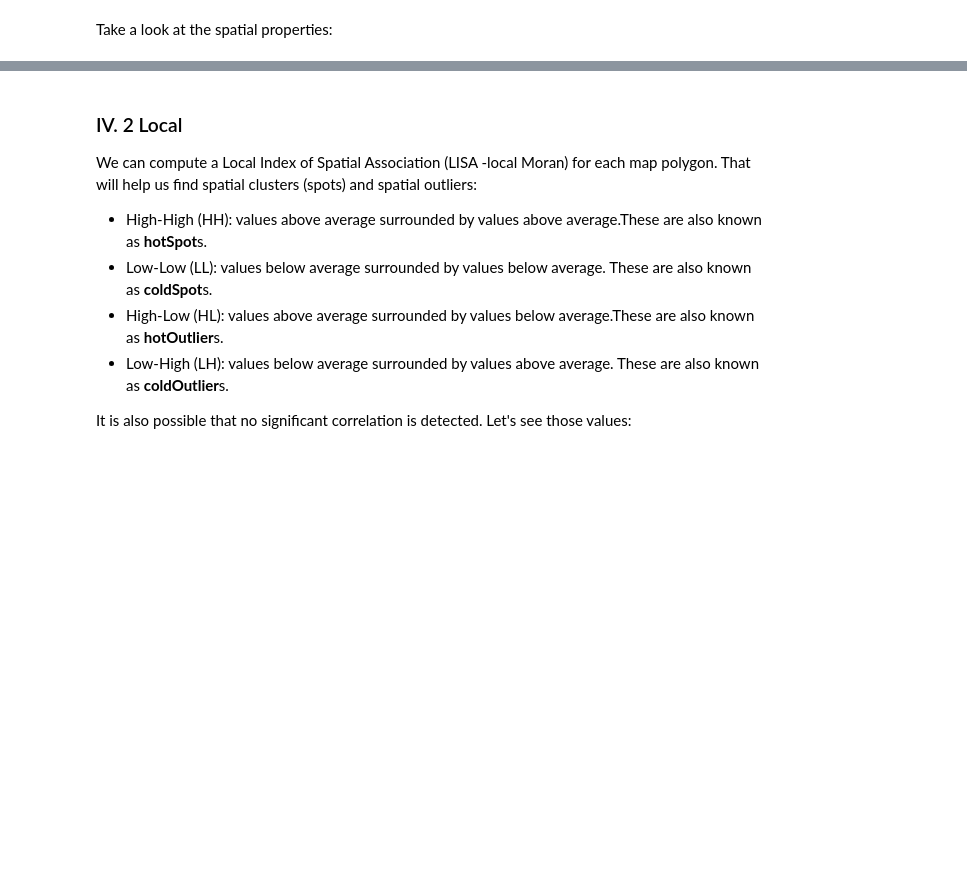
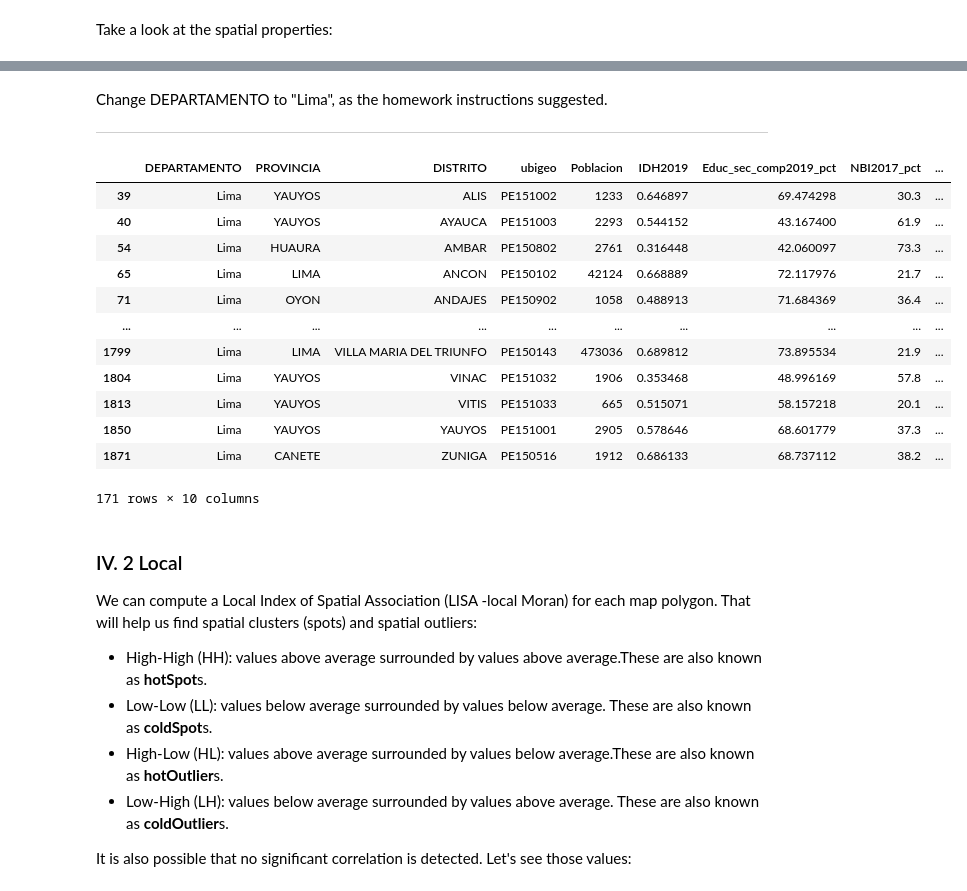
Before and after one commit to mahzee96/Homework_1_DACSS_DACSS_690_C, a Jupyter notebook: index.ipynb, the cells around one changed output, grey strips where cells are left out. Saved outputs shown, nothing was run; the diff lists cells and outputs as text; code cells hidden in the pictures; blank space fills up the shorter version.

```diff
--- a/index.ipynb
+++ b/index.ipynb
@@ -617,0 +61,10 @@ Significance is assessed with a pseudo p-value from conditional randomisations o
+# %%
+# Check whether the Peru map is projected.
+print(peru.crs.is_projected)
+
+# Use CRS 5387 only if the map is not already projected.
+if not peru.crs.is_projected:
+    peru = peru.to_crs(5387)
+
+# Plot the Peru map.
+peru.plot()
@@ -617,0 +75,22 @@ Significance is assessed with a pseudo p-value from conditional randomisations o
+# %% [markdown]
+Change DEPARTAMENTO to "Lima", as the homework instructions suggested.
+
+---
+# %%
+#Define the object lima as the Peru map's DEPARTAMENTO filtered  to rows that only show Lima.
+lima=peru[peru['DEPARTAMENTO']=='Lima']
+lima
+# %% [output]
+|  | DEPARTAMENTO | PROVINCIA | DISTRITO | ubigeo | Poblacion | IDH2019 | Educ_sec_comp2019_pct | NBI2017_pct | ... |
+| 39 | Lima | YAUYOS | ALIS | PE151002 | 1233 | 0.646897 | 69.474298 | 30.3 | ... |
+| 40 | Lima | YAUYOS | AYAUCA | PE151003 | 2293 | 0.544152 | 43.167400 | 61.9 | ... |
+| 54 | Lima | HUAURA | AMBAR | PE150802 | 2761 | 0.316448 | 42.060097 | 73.3 | ... |
+| 65 | Lima | LIMA | ANCON | PE150102 | 42124 | 0.668889 | 72.117976 | 21.7 | ... |
+| 71 | Lima | OYON | ANDAJES | PE150902 | 1058 | 0.488913 | 71.684369 | 36.4 | ... |
+| ... | ... | ... | ... | ... | ... | ... | ... | ... | ... |
+| 1799 | Lima | LIMA | VILLA MARIA DEL TRIUNFO | PE150143 | 473036 | 0.689812 | 73.895534 | 21.9 | ... |
+| 1804 | Lima | YAUYOS | VINAC | PE151032 | 1906 | 0.353468 | 48.996169 | 57.8 | ... |
+| 1813 | Lima | YAUYOS | VITIS | PE151033 | 665 | 0.515071 | 58.157218 | 20.1 | ... |
+| 1850 | Lima | YAUYOS | YAUYOS | PE151001 | 2905 | 0.578646 | 68.601779 | 37.3 | ... |
+| 1871 | Lima | CANETE | ZUNIGA | PE150516 | 1912 | 0.686133 | 68.737112 | 38.2 | ... |
+171 rows × 10 columns
```
Also changed, not shown: parts of 137 cells of this notebook, 4 other files.
